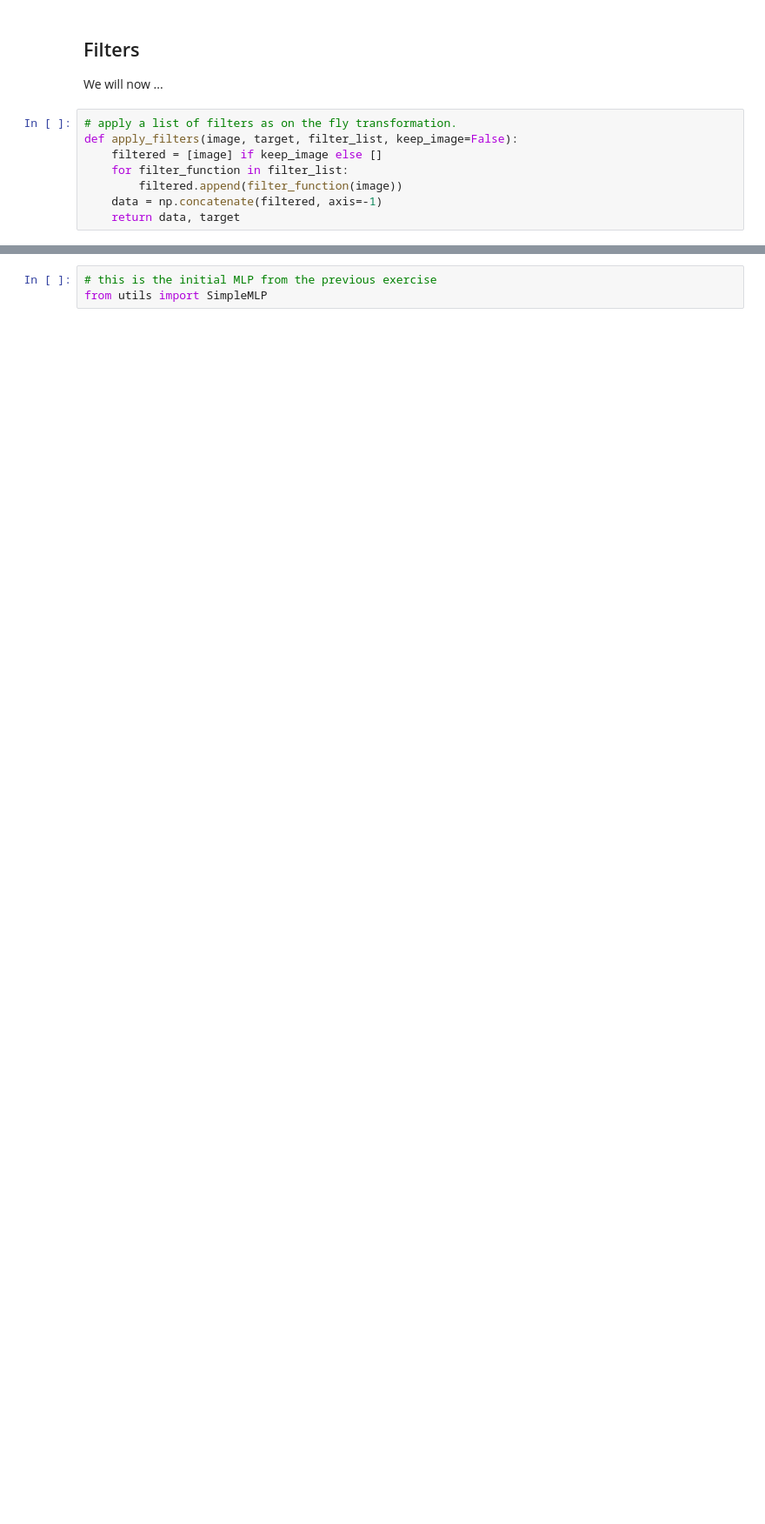
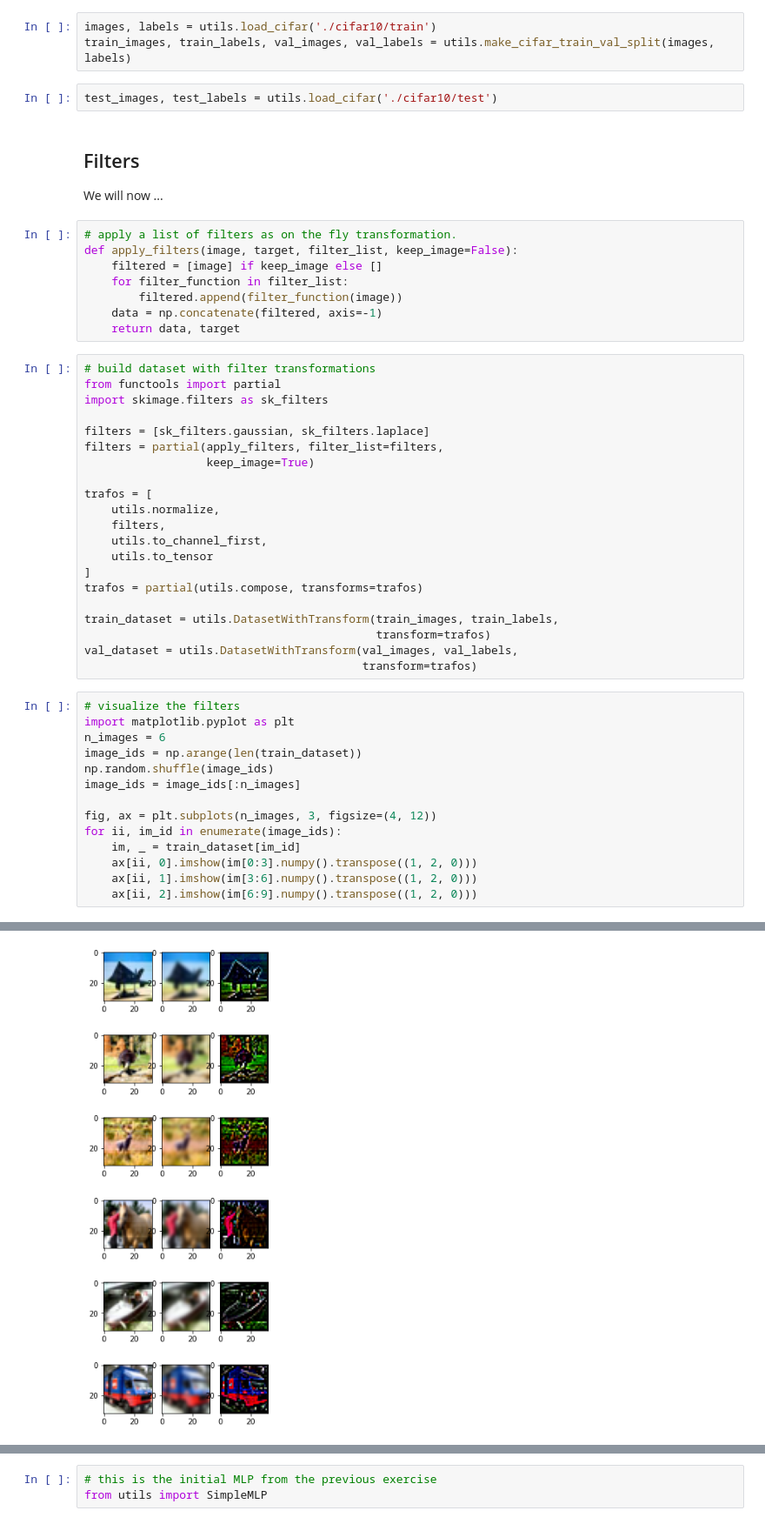
Before and after one commit to constantinpape/training-deep-learning-models-for-vison, a Jupyter notebook: day1/4_preset_filters.ipynb, the cells around one changed output, grey strips where cells are left out. Shown: that part at 87% size. Saved outputs shown, nothing was run; the diff lists cells and outputs as text; blank space fills up the shorter version.

```diff
--- a/day1/4_preset_filters.ipynb
+++ b/day1/4_preset_filters.ipynb
@@ -66,6 +84,11 @@ output dir `cifar10` already exists. Please specify a different output path
 # %%
 categories = os.listdir('./cifar10/train')
 categories.sort()
+# %%
+images, labels = utils.load_cifar('./cifar10/train')
+train_images, train_labels, val_images, val_labels = utils.make_cifar_train_val_split(images, labels)
+# %%
+test_images, test_labels = utils.load_cifar('./cifar10/test')
 # %% [markdown]
 ## Filters
 
@@ -78,3 +101,39 @@ def apply_filters(image, target, filter_list, keep_image=False):
         filtered.append(filter_function(image))
     data = np.concatenate(filtered, axis=-1)
     return data, target
+# %%
+# build dataset with filter transformations
+from functools import partial
+import skimage.filters as sk_filters
+
+filters = [sk_filters.gaussian, sk_filters.laplace]
+filters = partial(apply_filters, filter_list=filters,
+                  keep_image=True)
+
+trafos = [
+    utils.normalize,
+    filters,
+    utils.to_channel_first,
+    utils.to_tensor
+]
+trafos = partial(utils.compose, transforms=trafos)
+
+train_dataset = utils.DatasetWithTransform(train_images, train_labels,
+                                           transform=trafos)
+val_dataset = utils.DatasetWithTransform(val_images, val_labels,
+                                         transform=trafos)
+# %%
+# visualize the filters
+import matplotlib.pyplot as plt
+n_images = 6
+image_ids = np.arange(len(train_dataset))
+np.random.shuffle(image_ids)
+image_ids = image_ids[:n_images]
+
+fig, ax = plt.subplots(n_images, 3, figsize=(4, 12))
+for ii, im_id in enumerate(image_ids):
+    im, _ = train_dataset[im_id]
+    ax[ii, 0].imshow(im[0:3].numpy().transpose((1, 2, 0)))
+    ax[ii, 1].imshow(im[3:6].numpy().transpose((1, 2, 0)))
+    ax[ii, 2].imshow(im[6:9].numpy().transpose((1, 2, 0)))
+# %% [output]
@@ -80,0 +146 @@ def apply_filters(image, target, filter_list, keep_image=False):
+[figure, added]
```
Also changed, not shown: parts of 16 cells of this notebook, 1 other file.
